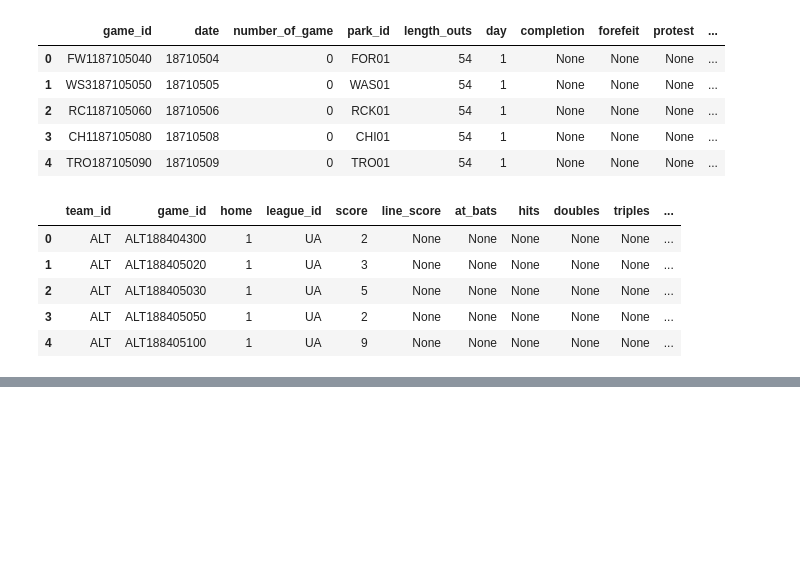
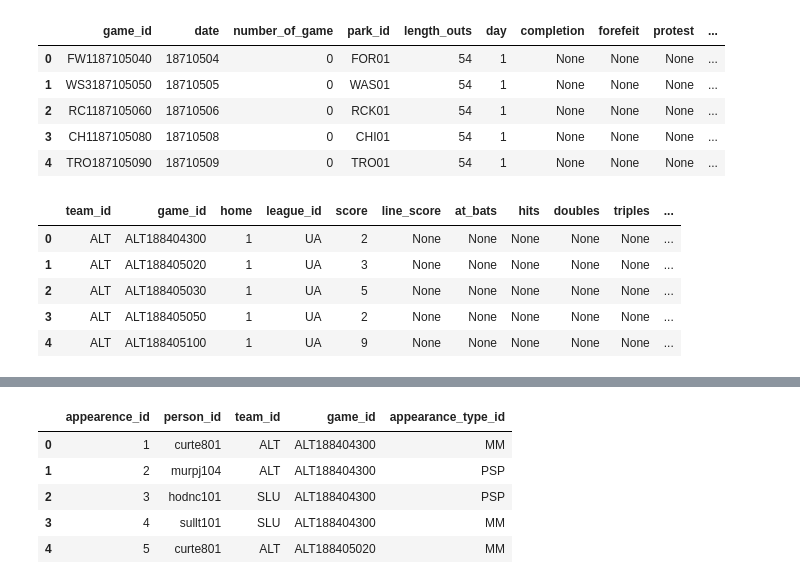
Before and after one commit to Okbps/dataquest-ds, a Jupyter notebook: 11-retrosheet-gamelog/Basics.ipynb, the cells around one changed output, grey strips where cells are left out. Cells and saved outputs as stored; diff of their text form; code cells hidden in the pictures; blank space fills up the shorter version.

Commit message:
person_appearance table filled

```diff
--- a/11-retrosheet-gamelog/Basics.ipynb
+++ b/11-retrosheet-gamelog/Basics.ipynb
@@ -403,0 +532,46 @@ result
+# %%
+template = """
+INSERT INTO person_appearance (
+    game_id,
+    team_id,
+    person_id,
+    appearance_type_id
+)
+    SELECT
+        game_id,
+        {hv}_name,
+        {hv}_player_{num}_id,
+        "O{num}"
+    FROM game_log
+    WHERE {hv}_player_{num}_id IS NOT NULL
+
+UNION
+
+    SELECT
+        game_id,
+        {hv}_name,
+        {hv}_player_{num}_id,
+        "D" || CAST({hv}_player_{num}_def_pos AS INT)
+    FROM game_log
+    WHERE {hv}_player_{num}_id IS NOT NULL;
+"""
+
+for hv in ["h","v"]:
+    for num in range(1,10):
+        query_vars = {
+            "hv": hv,
+            "num": num
+        }
+        # run commmand is a helper function which runs
+        # a query against our database.
+        run_command(template.format(**query_vars))
+
+result = run_query('SELECT * FROM person_appearance LIMIT 5')
+result
+# %% [output]
+|  | appearence_id | person_id | team_id | game_id | appearance_type_id |
+| 0 | 1 | curte801 | ALT | ALT188404300 | MM |
+| 1 | 2 | murpj104 | ALT | ALT188404300 | PSP |
+| 2 | 3 | hodnc101 | SLU | ALT188404300 | PSP |
+| 3 | 4 | sullt101 | SLU | ALT188404300 | MM |
+| 4 | 5 | curte801 | ALT | ALT188405020 | MM |
```
Also changed, not shown: parts of 4 cells of this notebook.
